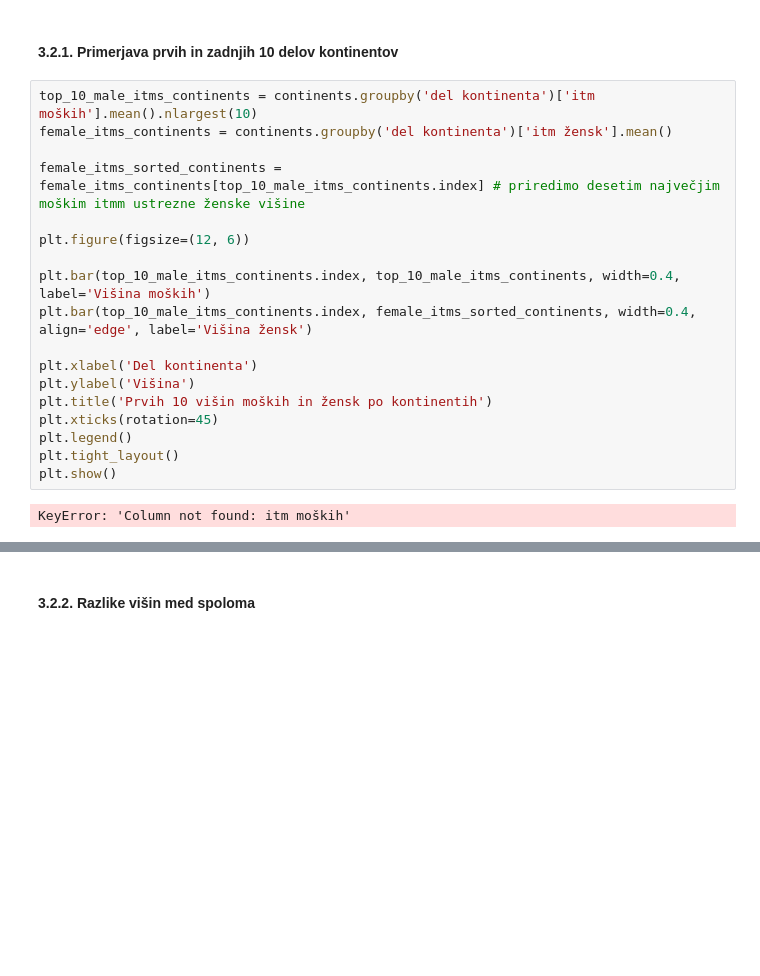
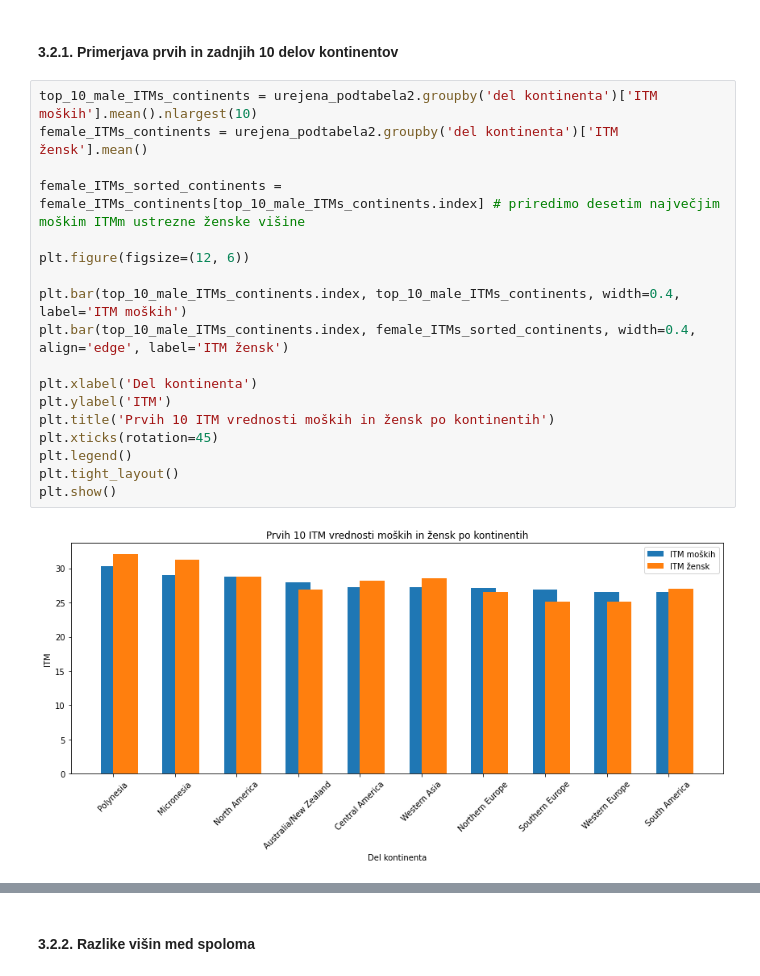
Before and after one commit to AmandaBabic/ProjektnaNaloga, a Jupyter notebook: AnaliziranjePodatkov_ITM.ipynb, the cells around one changed output, grey strips where cells are left out. Drawn from its saved outputs; the diff is of its cells as text; blank space fills up the shorter version.

```diff
--- a/AnaliziranjePodatkov_ITM.ipynb
+++ b/AnaliziranjePodatkov_ITM.ipynb
@@ -643,23 +647,23 @@ Ta razlika je prisotna na območju: South Africa
 # %% [markdown]
 #### 3.2.1. Primerjava prvih in zadnjih 10 delov kontinentov
 # %%
-top_10_male_itms_continents = continents.groupby('del kontinenta')['itm moških'].mean().nlargest(10)
-female_itms_continents = continents.groupby('del kontinenta')['itm žensk'].mean()
+top_10_male_ITMs_continents = urejena_podtabela2.groupby('del kontinenta')['ITM moških'].mean().nlargest(10)
+female_ITMs_continents = urejena_podtabela2.groupby('del kontinenta')['ITM žensk'].mean()
 
-female_itms_sorted_continents = female_itms_continents[top_10_male_itms_continents.index] # priredimo desetim največjim moškim itmm ustrezne ženske višine
+female_ITMs_sorted_continents = female_ITMs_continents[top_10_male_ITMs_continents.index] # priredimo desetim največjim moškim ITMm ustrezne ženske višine
 
 plt.figure(figsize=(12, 6))
 
-plt.bar(top_10_male_itms_continents.index, top_10_male_itms_continents, width=0.4, label='Višina moških')
-plt.bar(top_10_male_itms_continents.index, female_itms_sorted_continents, width=0.4, align='edge', label='Višina žensk')
+plt.bar(top_10_male_ITMs_continents.index, top_10_male_ITMs_continents, width=0.4, label='ITM moških')
+plt.bar(top_10_male_ITMs_continents.index, female_ITMs_sorted_continents, width=0.4, align='edge', label='ITM žensk')
 
 plt.xlabel('Del kontinenta')
-plt.ylabel('Višina')
-plt.title('Prvih 10 višin moških in žensk po kontinentih')
+plt.ylabel('ITM')
+plt.title('Prvih 10 ITM vrednosti moških in žensk po kontinentih')
 plt.xticks(rotation=45)
 plt.legend()
 plt.tight_layout()
 plt.show()
 # %% [output]
-KeyError: 'Column not found: itm moških'
+[figure, added]
 # %%
```
Also changed, not shown: parts of 45 cells of this notebook, 6 other files.
